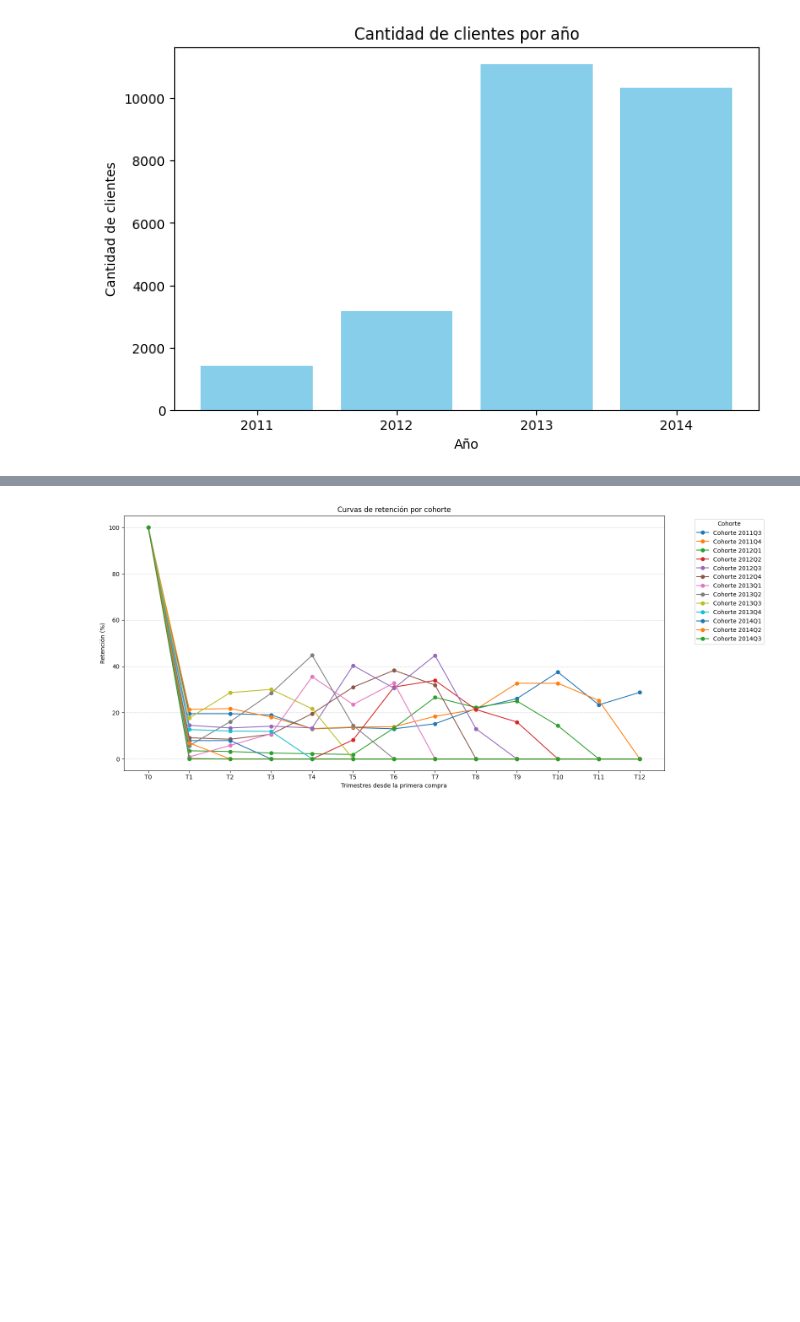
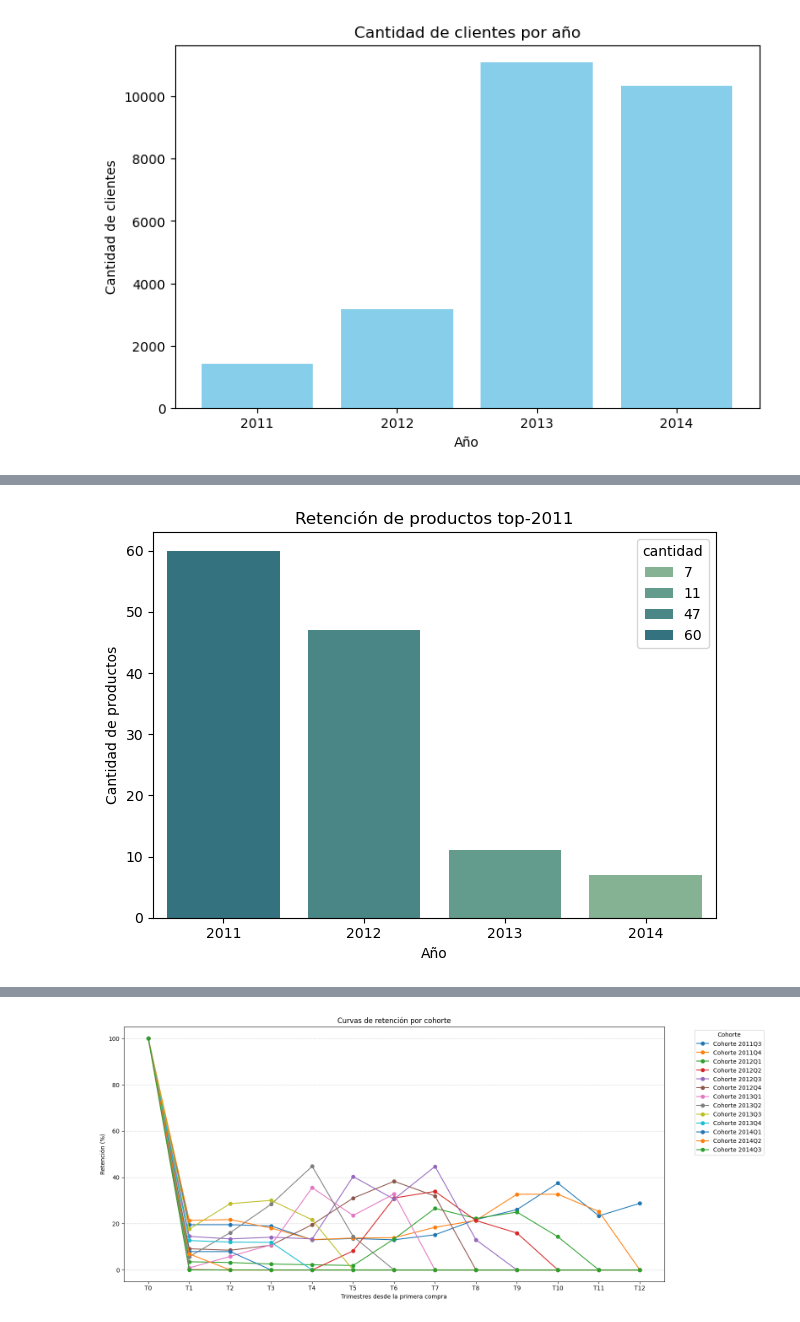
Before and after one commit to fedepicado/Series-temporales-con-SQL, a Jupyter notebook: Retencion de clientes.ipynb, the cells around one changed output, grey strips where cells are left out. Cells and saved outputs as stored; diff of their text form; code cells hidden in the pictures; blank space fills up the shorter version.

```diff
--- a/Retencion de clientes.ipynb
+++ b/Retencion de clientes.ipynb
@@ -11,9 +17,16 @@ def conecto():
     password = 'mrcd2025'
 
     # Agregar username y password a la cadena de conexión
-    connection_string = f"mssql+pyodbc://{username}:{password}@{server}/{database}?driver=ODBC+Driver+17+for+SQL+Server"
+    connection_string = f"mssql+pyodbc://{username}:{password}@{server}/{database}?driver=ODBC+Driver+18+for+SQL+Server"
+
+    connection_string = (
+    "mssql+pyodbc://Alumno:mrcd2025@157.92.26.17,1443/AdventureWorks2019?"
+    "driver=ODBC+Driver+18+for+SQL+Server"
+    "&Encrypt=no"                      # o bien: "&TrustServerCertificate=yes"
+    )
 
     engine = create_engine(connection_string)
+    engine = create_engine(connection_string, fast_executemany=True)
     return engine
 
 engine = conecto()
@@ -70,0 +179,80 @@ Los clientes que compraron en 2011 se van o se quedan ?
+# %%
+query = ("""with vendidos_2011 as (
+	select *
+		from (select sod.ProductID
+				, count(*) as cantidad
+				, row_number() over (order by count(*) desc) as ranking
+				from Sales.SalesOrderHeader soh
+				left join Sales.SalesOrderDetail sod on soh.SalesOrderID = sod.SalesOrderID
+				where year(OrderDate) = 2011
+				group by sod.ProductID) v2011
+		WHERE  v2011.ranking <= 100
+	) ,
+vendidos_2012 as (
+select * from (select sod.ProductID, count(*) as cantidad, row_number() over (order by count(*) desc) as ranking
+from Sales.SalesOrderHeader soh
+left join Sales.SalesOrderDetail sod on soh.SalesOrderID = sod.SalesOrderID
+where year(OrderDate) = 2012
+group by sod.ProductID) v2012
+WHERE  v2012.ranking <= 100
+)
+,
+vendidos_2013 as (
+select * from (select sod.ProductID, count(*) as cantidad, row_number() over (order by count(*) desc) as ranking
+from Sales.SalesOrderHeader soh
+left join Sales.SalesOrderDetail sod on soh.SalesOrderID = sod.SalesOrderID
+where year(OrderDate) = 2013
+group by sod.ProductID) v2013
+WHERE  v2013.ranking <= 100
+)
+,
+vendidos_2014 as (
+select * from (select sod.ProductID, count(*) as cantidad, row_number() over (order by count(*) desc) as ranking
+from Sales.SalesOrderHeader soh
+left join Sales.SalesOrderDetail sod on soh.SalesOrderID = sod.SalesOrderID
+where year(OrderDate) = 2014
+group by sod.ProductID) v2014
+WHERE  v2014.ranking <= 100
+)
+,
+conjunto as (
+select
+	v2011.ProductID as producto2011
+	, CASE WHEN v2012.ProductID IS NULL THEN 0 ELSE 1 END as c_2012
+	, CASE WHEN v2013.ProductID IS NULL THEN 0 ELSE 1 END as c_2013
+	, CASE WHEN v2014.ProductID IS NULL THEN 0 ELSE 1 END as c_2014
+		from vendidos_2011 v2011
+		left join vendidos_2012 v2012 on v2011.ProductID = v2012.ProductID
+		left join vendidos_2013 v2013 on v2011.ProductID = v2013.ProductID
+		left join vendidos_2014 v2014 on v2011.ProductID = v2014.ProductID)
+select count(distinct c.producto2011) as top_producto_2011 , sum (c.c_2012) as productos_retenidos_2012, sum (c.c_2013) as productos_retenidos_2013, sum(c.c_2014) as productos_retenidos_2014
+from conjunto c
+""")
+
+
+
+df = pd.read_sql ( query, engine)
+
+row = df.iloc[0]
+
+plot_df = (
+    row.rename({
+        'top_producto_2011': '2011',
+        'productos_retenidos_2012': '2012',
+        'productos_retenidos_2013': '2013',
+        'productos_retenidos_2014': '2014'
+    })
+    .reset_index()
+)
+plot_df.columns = ['año', 'cantidad']
+
+palette = sns.color_palette("crest")
+
+sns.barplot(data=plot_df, x='año', y='cantidad', hue='cantidad', palette=palette)
+plt.title('Retención de productos top-2011')
+plt.ylabel('Cantidad de productos')
+plt.xlabel('Año')
+plt.tight_layout()
+plt.show()
+# %% [output]
+[figure, added]
```
Also changed, not shown: parts of 15 cells of this notebook.
